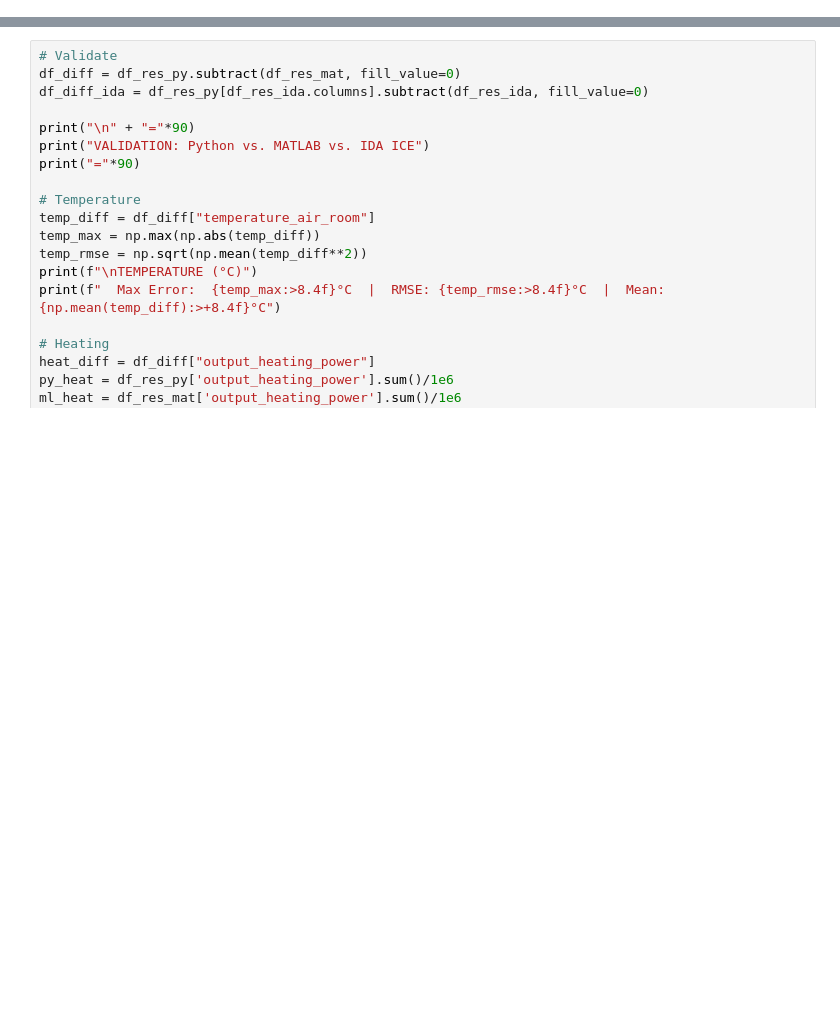
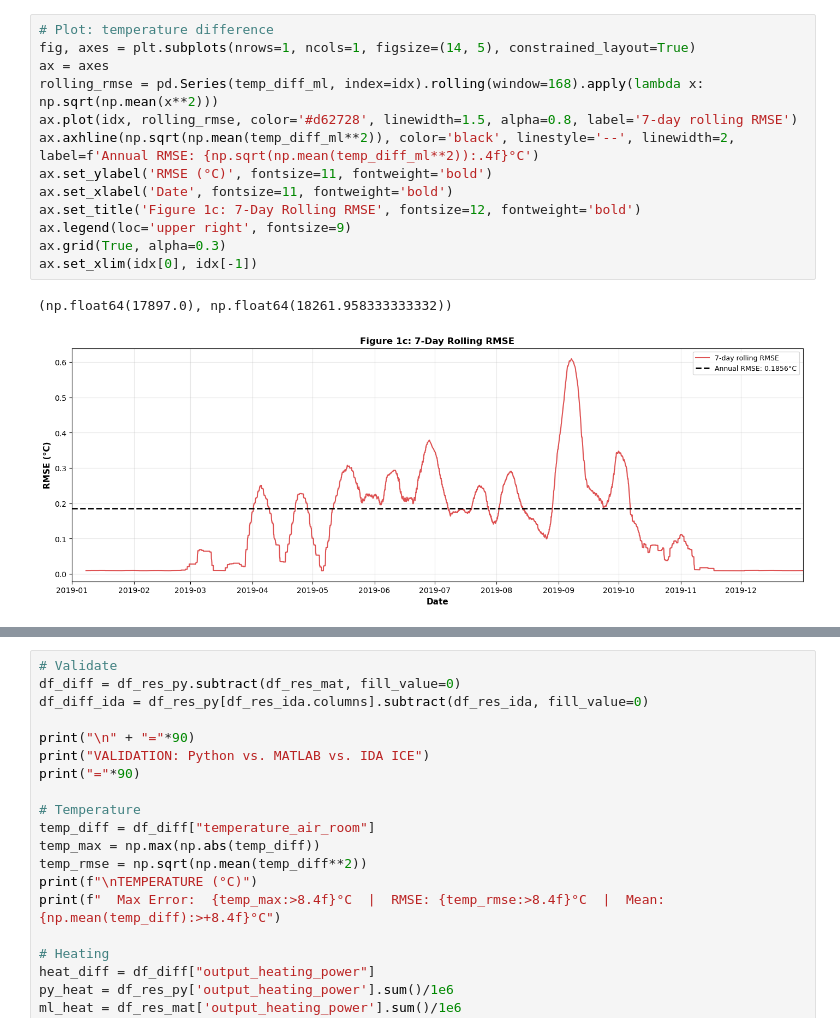
Before and after one commit to glDemonti/rc-model-building-simulation, a Jupyter notebook: notebooks/validation_rc_model.ipynb, the cells around one changed output, grey strips where cells are left out. Saved outputs shown, nothing was run; the diff lists cells and outputs as text; blank space fills up the shorter version.

```diff
--- a/notebooks/validation_rc_model.ipynb
+++ b/notebooks/validation_rc_model.ipynb
@@ -64,0 +181,16 @@ Simulation finished.
+# %%
+# Plot: temperature difference
+fig, axes = plt.subplots(nrows=1, ncols=1, figsize=(14, 5), constrained_layout=True)
+ax = axes
+rolling_rmse = pd.Series(temp_diff_ml, index=idx).rolling(window=168).apply(lambda x: np.sqrt(np.mean(x**2)))
+ax.plot(idx, rolling_rmse, color='#d62728', linewidth=1.5, alpha=0.8, label='7-day rolling RMSE')
+ax.axhline(np.sqrt(np.mean(temp_diff_ml**2)), color='black', linestyle='--', linewidth=2, label=f'Annual RMSE: {np.sqrt(np.mean(temp_diff_ml**2)):.4f}°C')
+ax.set_ylabel('RMSE (°C)', fontsize=11, fontweight='bold')
+ax.set_xlabel('Date', fontsize=11, fontweight='bold')
+ax.set_title('Figure 1c: 7-Day Rolling RMSE', fontsize=12, fontweight='bold')
+ax.legend(loc='upper right', fontsize=9)
+ax.grid(True, alpha=0.3)
+ax.set_xlim(idx[0], idx[-1])
+# %% [output]
+(np.float64(17897.0), np.float64(18261.958333333332))
+[figure, added]
```
Also changed, not shown: parts of 8 cells of this notebook, 6 other files.
